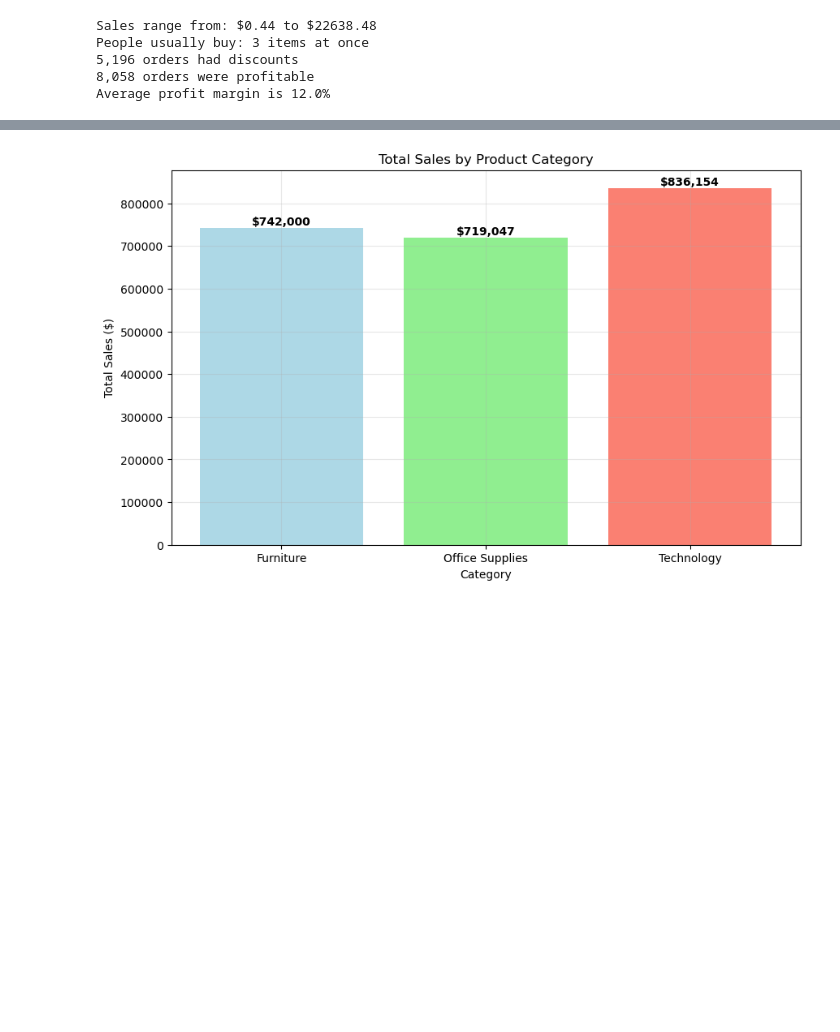
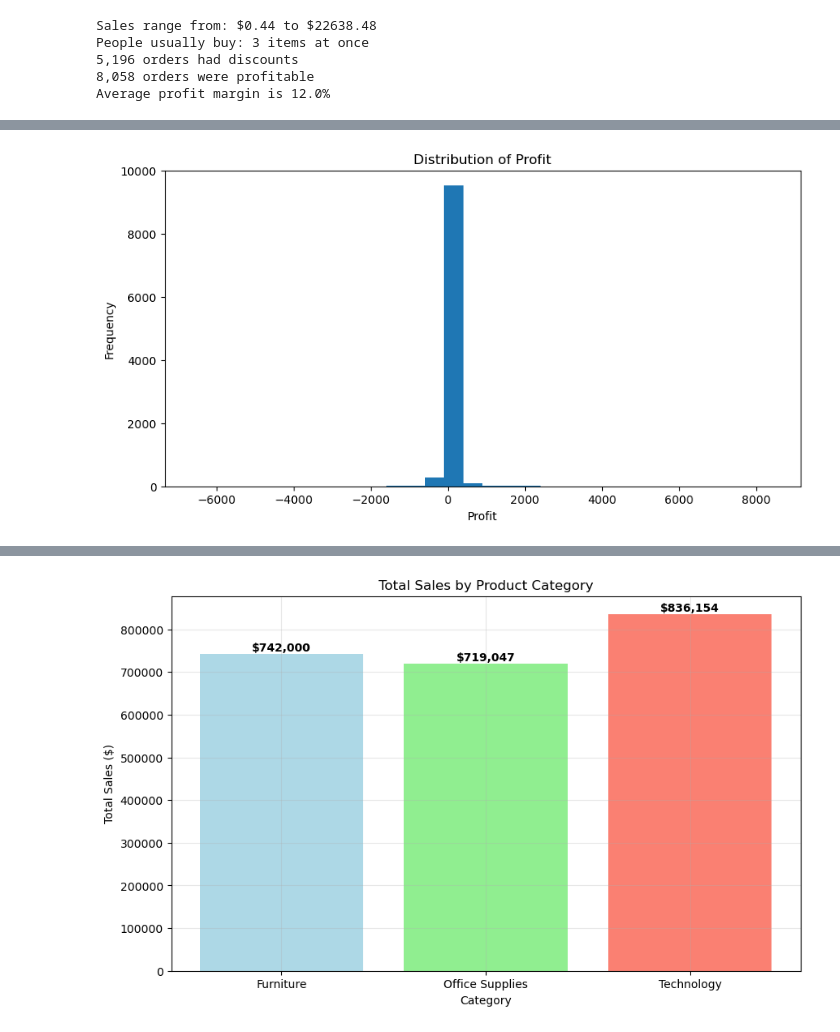
Before and after one commit to SAIF-BT/SMIT, a Jupyter notebook: SMIT_ASSIGMENT_2.ipynb, the cells around one changed output, grey strips where cells are left out. Cells and saved outputs as stored; diff of their text form; code cells hidden in the pictures; blank space fills up the shorter version.

```diff
--- a/SMIT_ASSIGMENT_2.ipynb
+++ b/SMIT_ASSIGMENT_2.ipynb
@@ -104,0 +113,10 @@ Sales by Category (Bar Chart)
+# %%
+#Distribution of Profit
+plt.figure(figsize=(10,5))
+plt.hist(df['Profit'], bins=30)
+plt.xlabel("Profit")
+plt.ylabel("Frequency")
+plt.title("Distribution of Profit")
+plt.show()
+# %% [output]
+[figure, added]
```
Also changed, not shown: parts of 9 cells of this notebook.
